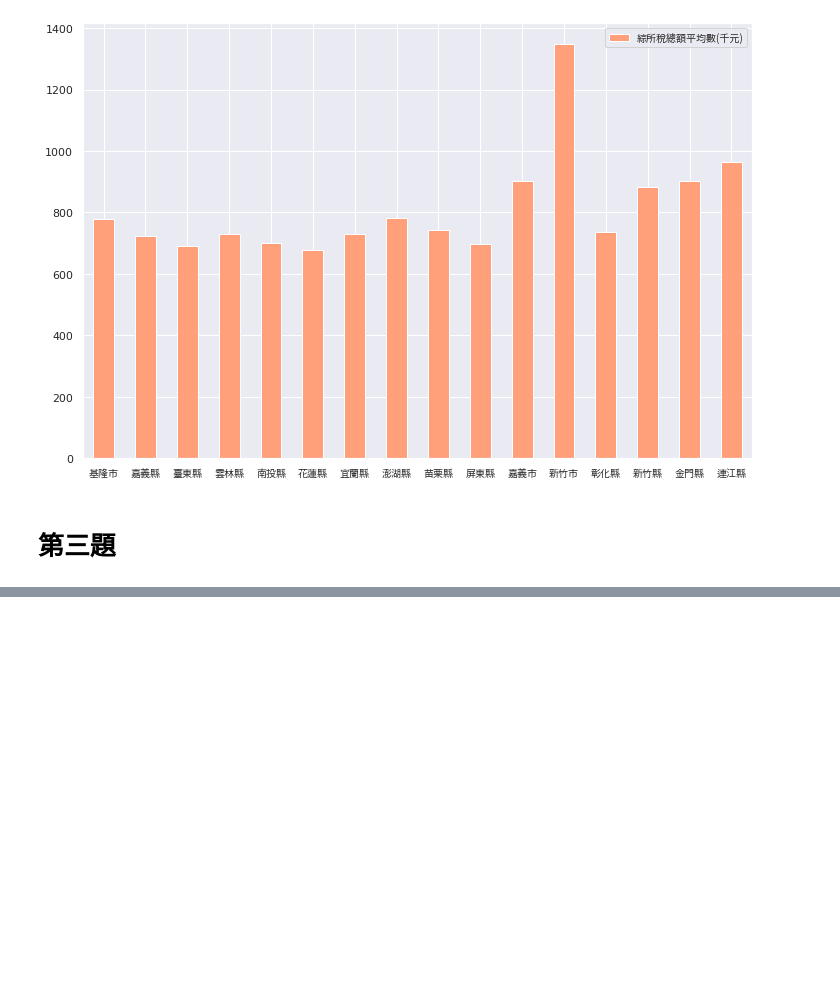
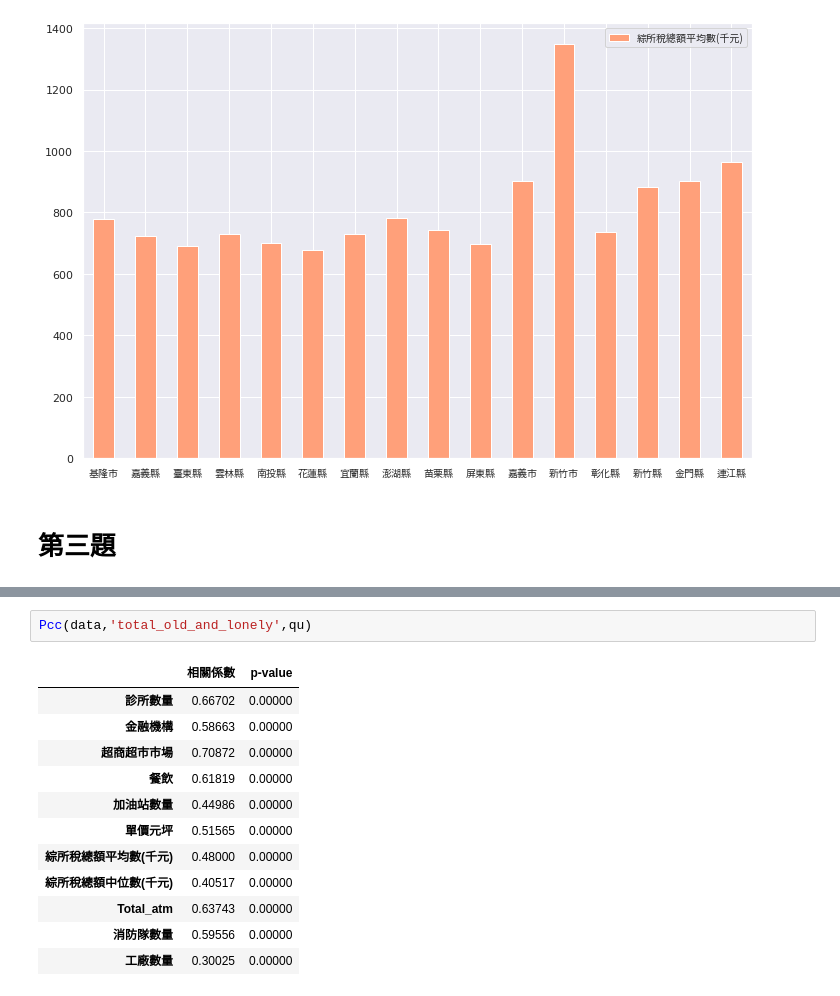
Before and after one commit to yee23456/AI_problem_analysis, a Jupyter notebook: 作業二_沈睿朋.ipynb, the cells around one changed output, grey strips where cells are left out. Drawn from its saved outputs; the diff is of its cells as text; blank space fills up the shorter version.

```diff
--- a/作業二_沈睿朋.ipynb
+++ b/作業二_沈睿朋.ipynb
@@ -192,2 +225,17 @@ city_6(city_OLP,'綜所稅總額平均數(千元)',[i for i in range(22) if i no
+# %%
+Pcc(data,'total_old_and_lonely',qu)
+# %% [output]
+|  | 相關係數 | p-value |
+| 診所數量 | 0.66702 | 0.00000 |
+| 金融機構 | 0.58663 | 0.00000 |
+| 超商超市市場 | 0.70872 | 0.00000 |
+| 餐飲 | 0.61819 | 0.00000 |
+| 加油站數量 | 0.44986 | 0.00000 |
+| 單價元坪 | 0.51565 | 0.00000 |
+| 綜所稅總額平均數(千元) | 0.48000 | 0.00000 |
+| 綜所稅總額中位數(千元) | 0.40517 | 0.00000 |
+| Total_atm | 0.63743 | 0.00000 |
+| 消防隊數量 | 0.59556 | 0.00000 |
+| 工廠數量 | 0.30025 | 0.00000 |
 # %%
 sns.set(font=myfont.get_name())
```
Also changed, not shown: parts of 3 cells of this notebook.
